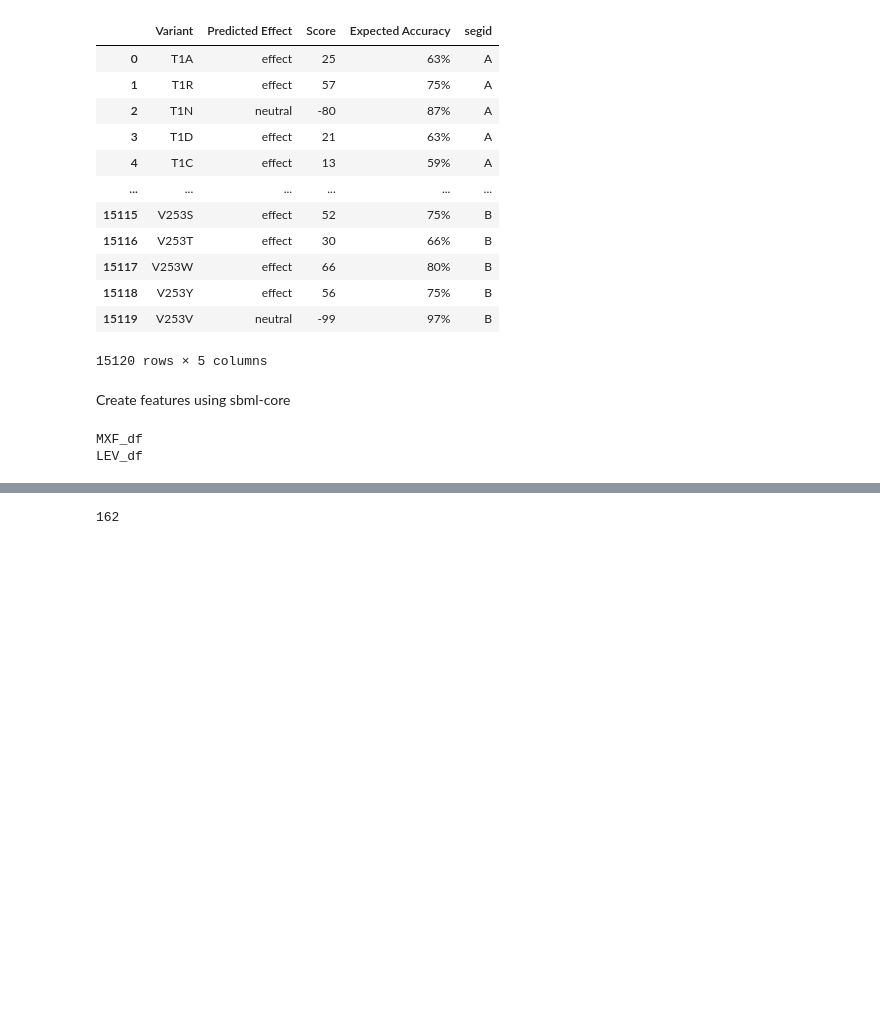
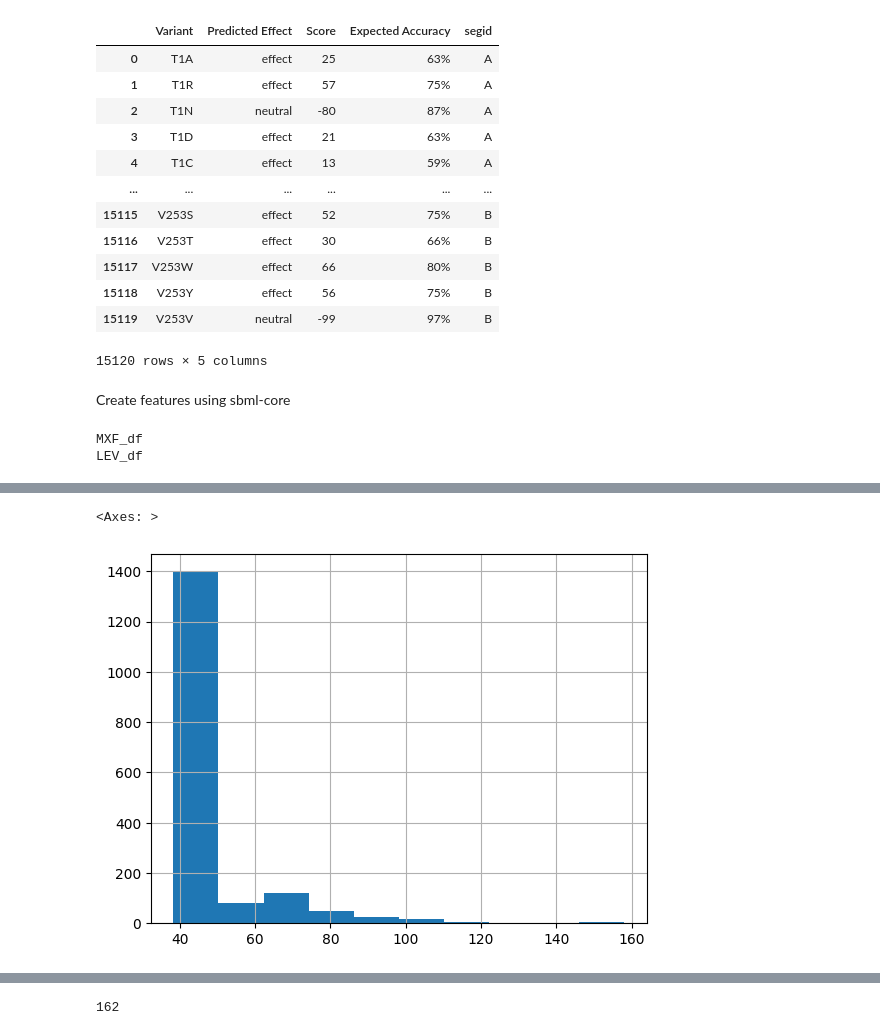
Before and after one commit to viktoria023/predict_FQ_resistance, a Jupyter notebook: 01_Dataset_prep.ipynb, the cells around one changed output, grey strips where cells are left out. Drawn from its saved outputs; the diff is of its cells as text; code cells hidden in the pictures; blank space fills up the shorter version.

Commit message:
implemented TempFactors and ResidueDepth feature

```diff
--- a/01_Dataset_prep.ipynb
+++ b/01_Dataset_prep.ipynb
@@ -341,13 +343,13 @@ Add segid column
 def make_segid(row):
     return row['GENE'][3:]
 
-MXF_DATASET['segid'] = MXF_DATASET.apply(make_segid, axis = 1)
-MXF_DATASET['mutation'] = MXF_DATASET['MUTATION']
-MXF_DATASET.drop('MUTATION', axis = 1, inplace = True)
+MXF_CRyPTIC['segid'] = MXF_CRyPTIC.apply(make_segid, axis = 1)
+MXF_CRyPTIC['mutation'] = MXF_CRyPTIC['MUTATION']
+MXF_CRyPTIC.drop('MUTATION', axis = 1, inplace = True)
 
-LEV_DATASET['segid'] = LEV_DATASET.apply(make_segid, axis = 1)
-LEV_DATASET['mutation'] = LEV_DATASET['MUTATION']
-LEV_DATASET.drop('MUTATION', axis = 1, inplace = True)
+LEV_CRyPTIC['segid'] = LEV_CRyPTIC.apply(make_segid, axis = 1)
+LEV_CRyPTIC['mutation'] = LEV_CRyPTIC['MUTATION']
+LEV_CRyPTIC.drop('MUTATION', axis = 1, inplace = True)
 
 MXF_WHO['segid'] = MXF_WHO.apply(make_segid, axis = 1)
 MXF_WHO['mutation'] = MXF_WHO['MUTATION']
@@ -359,8 +361,8 @@ LEV_WHO.drop('MUTATION', axis = 1, inplace = True)
 # %% [markdown]
 For now, drop rows with mutations outside of crystallized regions, might impute values later on (segid A: 15-501, segid B: 425-675)
 # %%
-MXF_DATASET = MXF_DATASET[(MXF_DATASET.segid == 'A') & MXF_DATASET.POSITION.astype(int).isin(list(range(15,502)))
-            | (MXF_DATASET.segid == 'B') & MXF_DATASET.POSITION.astype(int).isin(list(range(425,676)))]
+MXF_CRyPTIC = MXF_CRyPTIC[(MXF_CRyPTIC.segid == 'A') & MXF_CRyPTIC.POSITION.astype(int).isin(list(range(15,502)))
+            | (MXF_CRyPTIC.segid == 'B') & MXF_CRyPTIC.POSITION.astype(int).isin(list(range(425,676)))]
 
-LEV_DATASET = LEV_DATASET[(LEV_DATASET.segid == 'A') & LEV_DATASET.POSITION.astype(int).isin(list(range(15,502)))
-            | (LEV_DATASET.segid == 'B') & LEV_DATASET.POSITION.astype(int).isin(list(range(425,676)))]
+LEV_CRyPTIC = LEV_CRyPTIC[(LEV_CRyPTIC.segid == 'A') & LEV_CRyPTIC.POSITION.astype(int).isin(list(range(15,502)))
+            | (LEV_CRyPTIC.segid == 'B') & LEV_CRyPTIC.POSITION.astype(int).isin(list(range(425,676)))]
@@ -384,8 +386,8 @@ MXF_DATASET
 # %% [markdown]
 Join CRyPTIC and WHO datasets
 # %%
-MXF_DATASET = pd.concat([MXF_DATASET, MXF_WHO], ignore_index=True)
-LEV_DATASET = pd.concat([LEV_DATASET, LEV_WHO], ignore_index=True)
+MXF_DATASET = pd.concat([MXF_CRyPTIC, MXF_WHO], ignore_index=True)
+LEV_DATASET = pd.concat([LEV_CRyPTIC, LEV_WHO], ignore_index=True)
 MXF_DATASET
 LEV_DATASET
 # %% [output]
@@ -469,6 +471,8 @@ for dataset in [MXF_DATASET, LEV_DATASET]:
     e = sbmlcore.Stride('data/pdb/5bs8_atoms.pdb')
     f = sbmlcore.FreeSASA('data/pdb/5bs8_atoms.pdb')
     g = sbmlcore.SNAP2("data/SNAP2_complete_clean.csv", offsets = {'A': 0, 'B': 0})
+    l = sbmlcore.TempFactors('data/pdb/5bs8_atoms.pdb')
+    m = sbmlcore.ResidueDepth('data/pdb/5bs8_atoms.pdb', segids=['A', 'B'])
 
     print(names[i])
     if names[i] == 'MXF_df':
@@ -478,6 +482,7 @@ for dataset in [MXF_DATASET, LEV_DATASET]:
         # h3 = sbmlcore.StructuralDistances('data/pdb/5bs8_no_PTR_su_AB_MGE.pdb', distance_selection="resname MG", distance_name='dist_MGE')
         # h4 = sbmlcore.StructuralDistances('data/pdb/5bs8_no_PTR_su_AB_MGF.pdb', distance_selection="resname MG", distance_name='dist_MGF')
         k = sbmlcore.StructuralDistances('data/pdb/MXF/5bs8_no_PTR_su_AB_MXF_H.pdb', distance_selection="resname MFX", distance_name='dist_drug')
+        #l = sbmlcore.TempFactors('data/pdb/MXF/5bs8_no_PTR.pdb')
 
     else:
 
@@ -486,8 +491,9 @@ for dataset in [MXF_DATASET, LEV_DATASET]:
         # h3 = sbmlcore.StructuralDistances('data/pdb/5btg_no_PTR_su_AB_MGE.pdb', distance_selection="resname MG", distance_name='dist_MGE')
         # h4 = sbmlcore.StructuralDistances('data/pdb/5btg_no_PTR_su_AB_MGF.pdb', distance_selection="resname MG", distance_name='dist_MGF')
         k = sbmlcore.StructuralDistances('data/pdb/LEV/5btg_no_PTR_su_AB_LEV_E.pdb', distance_selection="resname LFX", distance_name='dist_drug')
+        #l = sbmlcore.TempFactors('data/pdb/LEV/5btg_no_PTR.pdb')
 
-    features.add_feature([a, b1, b2, c, d, e, f, g, h1, h2, k])
+    features.add_feature([a, b1, b2, c, d, e, f, g, h1, h2, k, l, m])
     features = features.df
 
     dataset.reset_index(inplace = True)
@@ -514,4 +520,9 @@ Index(['index', 'DRUG', 'MIC', 'LOG2MIC', 'BINARY_PHENOTYPE',
       dtype='object')
+# %%
+df.temp_factor.hist()
+# %% [output]
+<Axes: >
+[figure, added]
 # %%
 # df.drop_duplicates(subset=['GENE_MUTATION','LINEAGE_NAME'], keep='first', inplace=True)
 # df.GENE_MUTATION.value_counts()[:20]
```
Also changed, not shown: parts of 18 cells of this notebook, 1 other file.
